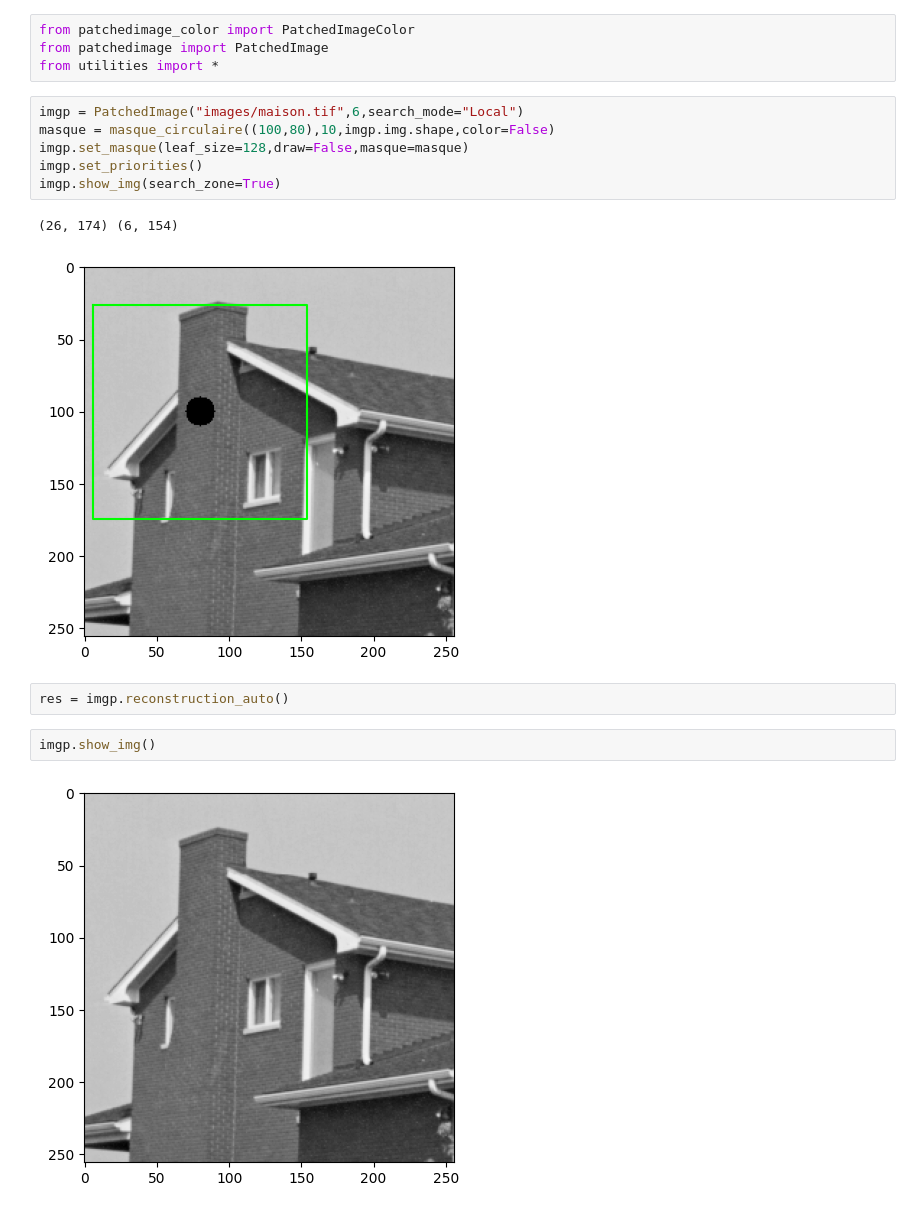
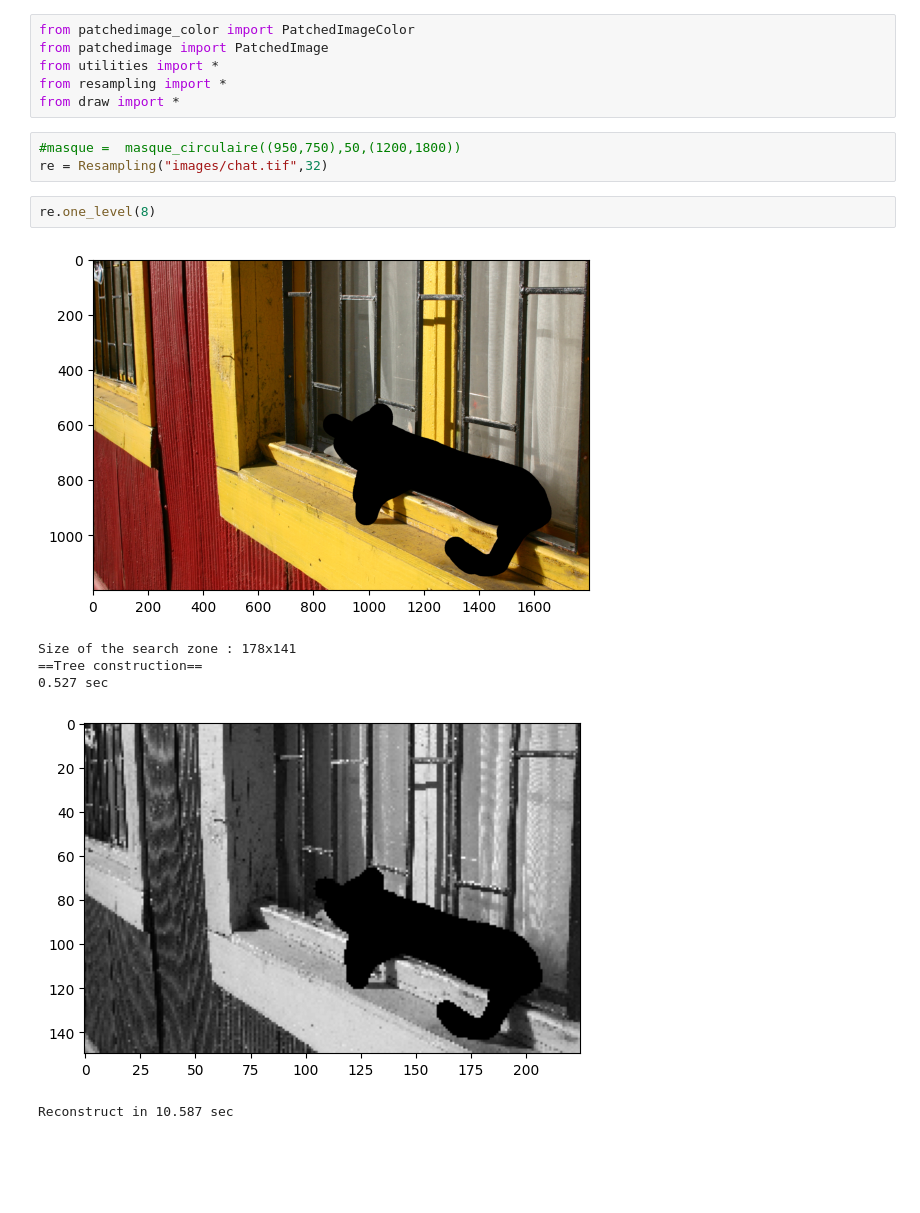
Before and after one commit to clementgilli/inpainting, a Jupyter notebook: worksheet.ipynb, the cells around one changed output. Cells and saved outputs as stored; diff of their text form; blank space fills up the shorter version.

Commit message:
add reconstruct by undersampling

```diff
--- a/worksheet.ipynb
+++ b/worksheet.ipynb
@@ -2,18 +2,17 @@
 from patchedimage_color import PatchedImageColor
 from patchedimage import PatchedImage
 from utilities import *
+from resampling import *
+from draw import *
-# %%
-imgp = PatchedImage("images/maison.tif",6,search_mode="Local")
-masque = masque_circulaire((100,80),10,imgp.img.shape,color=False)
-imgp.set_masque(leaf_size=128,draw=False,masque=masque)
-imgp.set_priorities()
-imgp.show_img(search_zone=True)
-# %% [output]
-(26, 174) (6, 154)
-[figure, removed]
-# %%
-res = imgp.reconstruction_auto()
-# %%
-imgp.show_img()
-# %% [output]
-[figure, removed]
+# %%
+#masque =  masque_circulaire((950,750),50,(1200,1800))
+re = Resampling("images/chat.tif",32)
+# %%
+re.one_level(8)
+# %% [output]
+[figure, added]
+Size of the search zone : 178x141
+==Tree construction==
+0.527 sec
+[figure, added]
+Reconstruct in 10.587 sec
```
Also changed, not shown: parts of 1 cell of this notebook, 7 other files.
